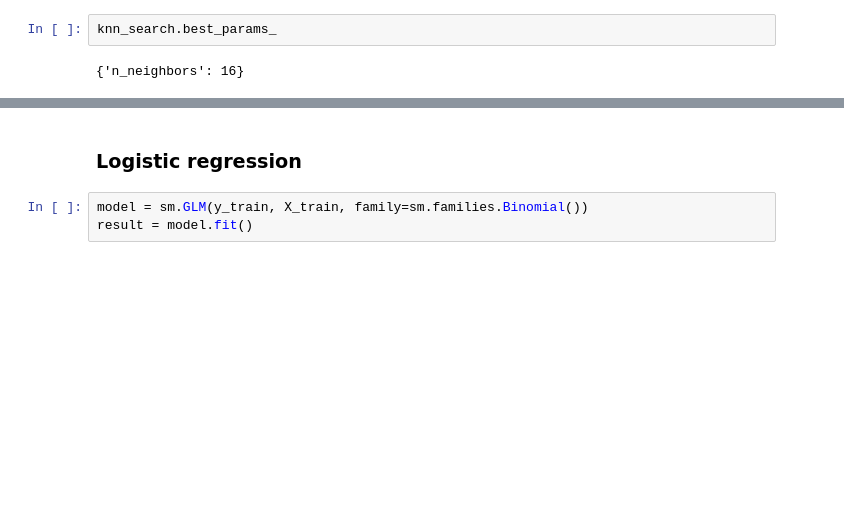
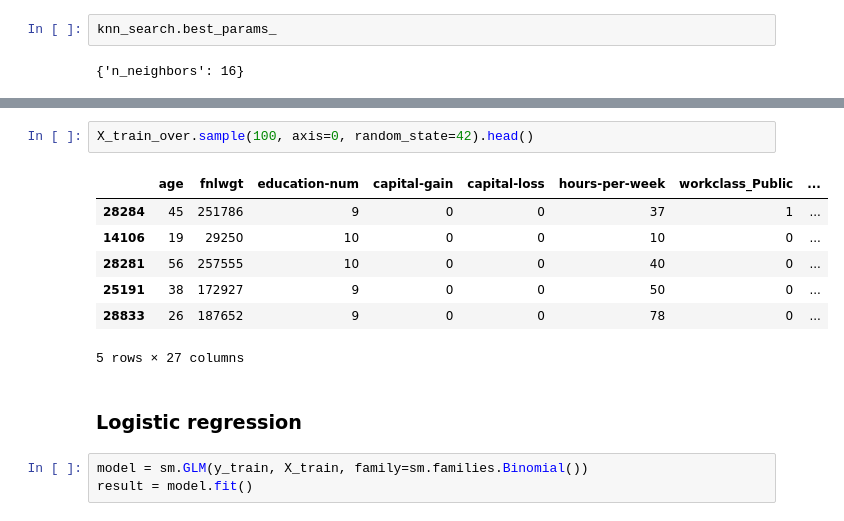
Before and after one commit to jonathanykwong/annual-income, a Jupyter notebook: annual-income.ipynb, the cells around one changed output, grey strips where cells are left out. Drawn from its saved outputs; the diff is of its cells as text; blank space fills up the shorter version.

```diff
--- a/annual-income.ipynb
+++ b/annual-income.ipynb
@@ -452,3 +463,13 @@ actual income_<=50K         4602         897
+# %%
+X_train_over.sample(100, axis=0, random_state=42).head()
+# %% [output]
+|  | age | fnlwgt | education-num | capital-gain | capital-loss | hours-per-week | workclass_Public | ... |
+| 28284 | 45 | 251786 | 9 | 0 | 0 | 37 | 1 | ... |
+| 14106 | 19 | 29250 | 10 | 0 | 0 | 10 | 0 | ... |
+| 28281 | 56 | 257555 | 10 | 0 | 0 | 40 | 0 | ... |
+| 25191 | 38 | 172927 | 9 | 0 | 0 | 50 | 0 | ... |
+| 28833 | 26 | 187652 | 9 | 0 | 0 | 78 | 0 | ... |
+5 rows × 27 columns
 # %% [markdown]
 ### Logistic regression
 # %%
```
Also changed, not shown: parts of 23 cells of this notebook.
